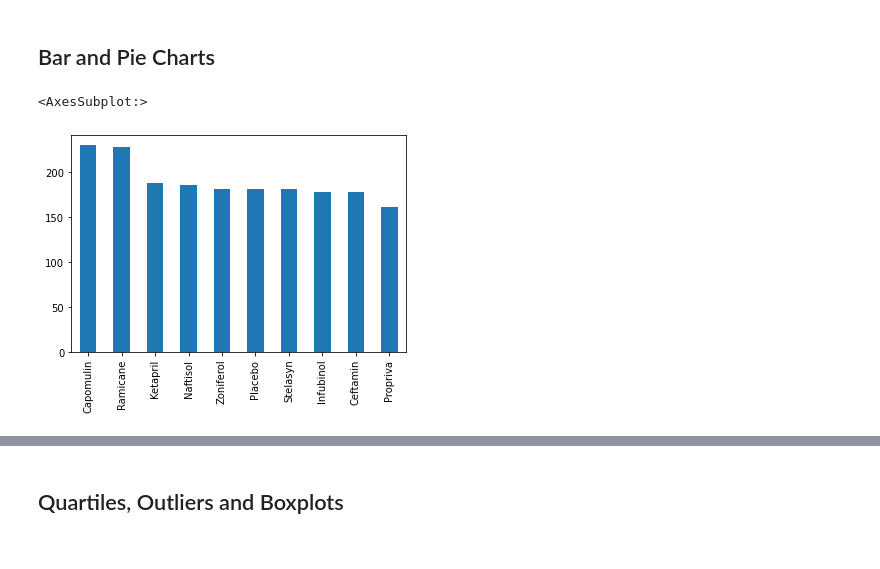
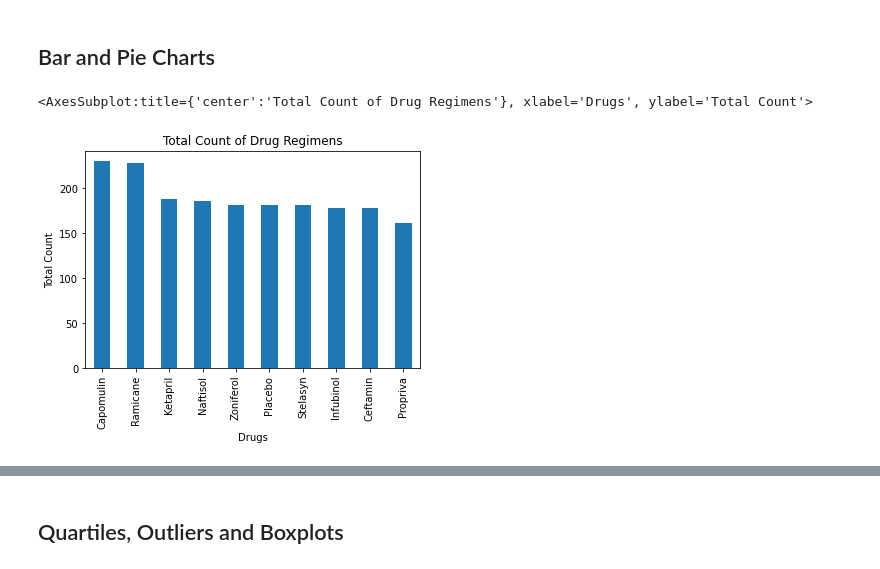
Before and after one commit to arriova16/Matplotlib-Homework, a Jupyter notebook: Pymaceuticals/pymaceuticals_starter.ipynb, the cells around one changed output, grey strips where cells are left out. Saved outputs shown, nothing was run; the diff lists cells and outputs as text; code cells hidden in the pictures.

```diff
--- a/Pymaceuticals/pymaceuticals_starter.ipynb
+++ b/Pymaceuticals/pymaceuticals_starter.ipynb
@@ -146,7 +146,12 @@ summary_df
 ## Bar and Pie Charts
 # %%
 # Generate a bar plot showing the total number of measurements taken on each drug regimen using pandas.
-combined_data["Drug Regimen"].value_counts().plot.bar()
+total = combined_data["Drug Regimen"].value_counts()
+drug_regimen = total.plot.bar()
+plt.title("Total Count of Drug Regimens")
+plt.xlabel("Drugs")
+plt.ylabel("Total Count")
+drug_regimen
 # %% [output]
-<AxesSubplot:>
+<AxesSubplot:title={'center':'Total Count of Drug Regimens'}, xlabel='Drugs', ylabel='Total Count'>
-[figure, old version]
+[figure, new version]
```
Also changed, not shown: parts of 15 cells of this notebook.
